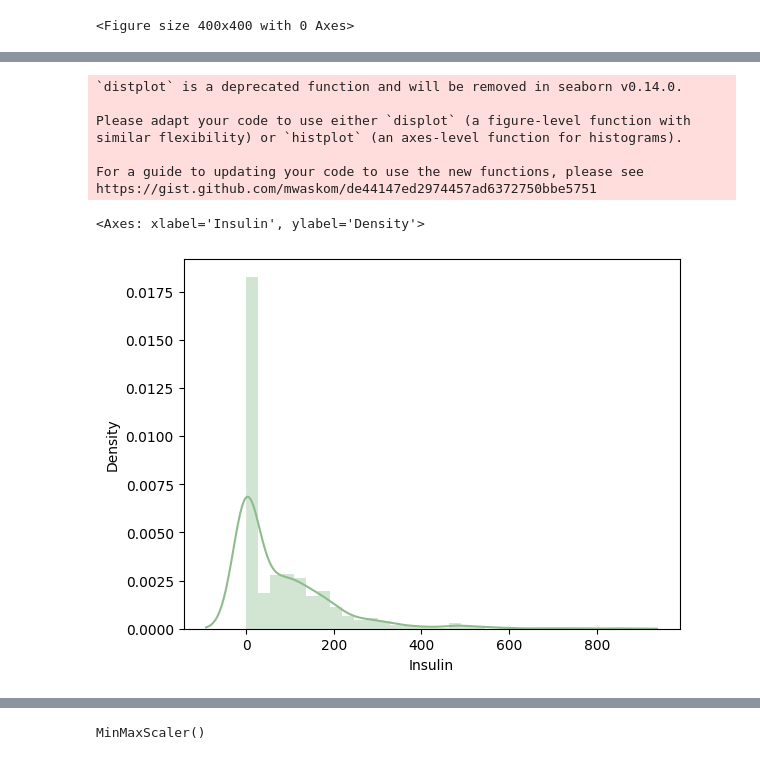
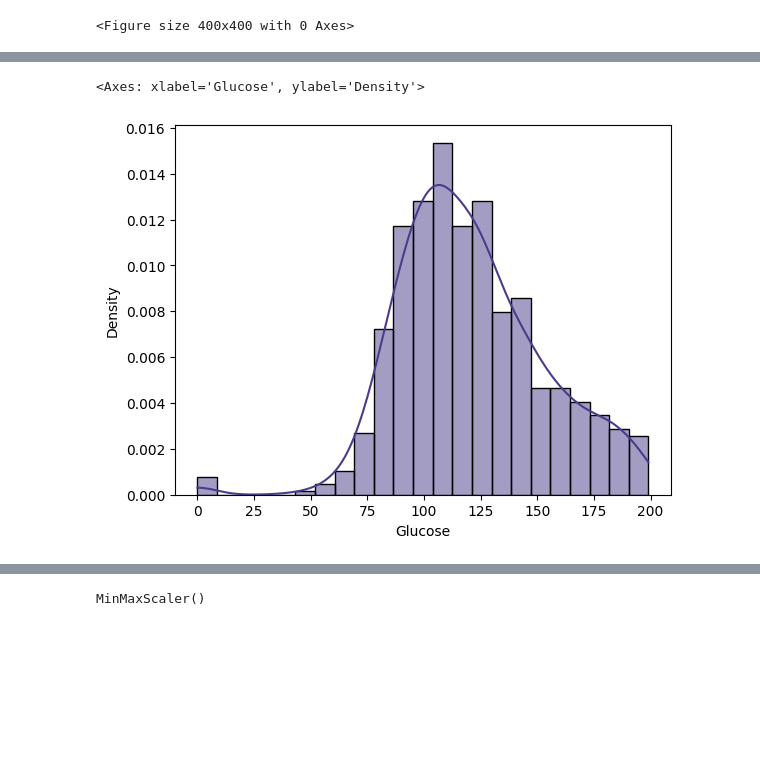
Before and after one commit to OKJAHR/diabetes_classification, a Jupyter notebook: Diyabet_Hastalığı_Sınıflandırması_[YSA]_201505045.ipynb, the cells around one changed output, grey strips where cells are left out. Cells and saved outputs as stored; diff of their text form; code cells hidden in the pictures; blank space fills up the shorter version.

```diff
--- a/Diyabet_Hastalığı_Sınıflandırması_[YSA]_201505045.ipynb
+++ b/Diyabet_Hastalığı_Sınıflandırması_[YSA]_201505045.ipynb
@@ -144,12 +120,6 @@ https://gist.github.com/mwaskom/de44147ed2974457ad6372750bbe5751
-# %%
-sns.distplot(data['Insulin'],color ="DarkSeaGreen" )
-# %% [output]
-`distplot` is a deprecated function and will be removed in seaborn v0.14.0.
-
-Please adapt your code to use either `displot` (a figure-level function with
-similar flexibility) or `histplot` (an axes-level function for histograms).
-
-For a guide to updating your code to use the new functions, please see
-https://gist.github.com/mwaskom/de44147ed2974457ad6372750bbe5751
-<Axes: xlabel='Insulin', ylabel='Density'>
-[figure, removed]
+# %%
+#sns.distplot(data['Glucose'],color ="DarkSlateBlue" )
+sns.histplot(data["Glucose"], kde=True,color="DarkSlateBlue",stat="density")
+# %% [output]
+<Axes: xlabel='Glucose', ylabel='Density'>
+[figure, added]
```
Also changed, not shown: parts of 8 cells of this notebook.
